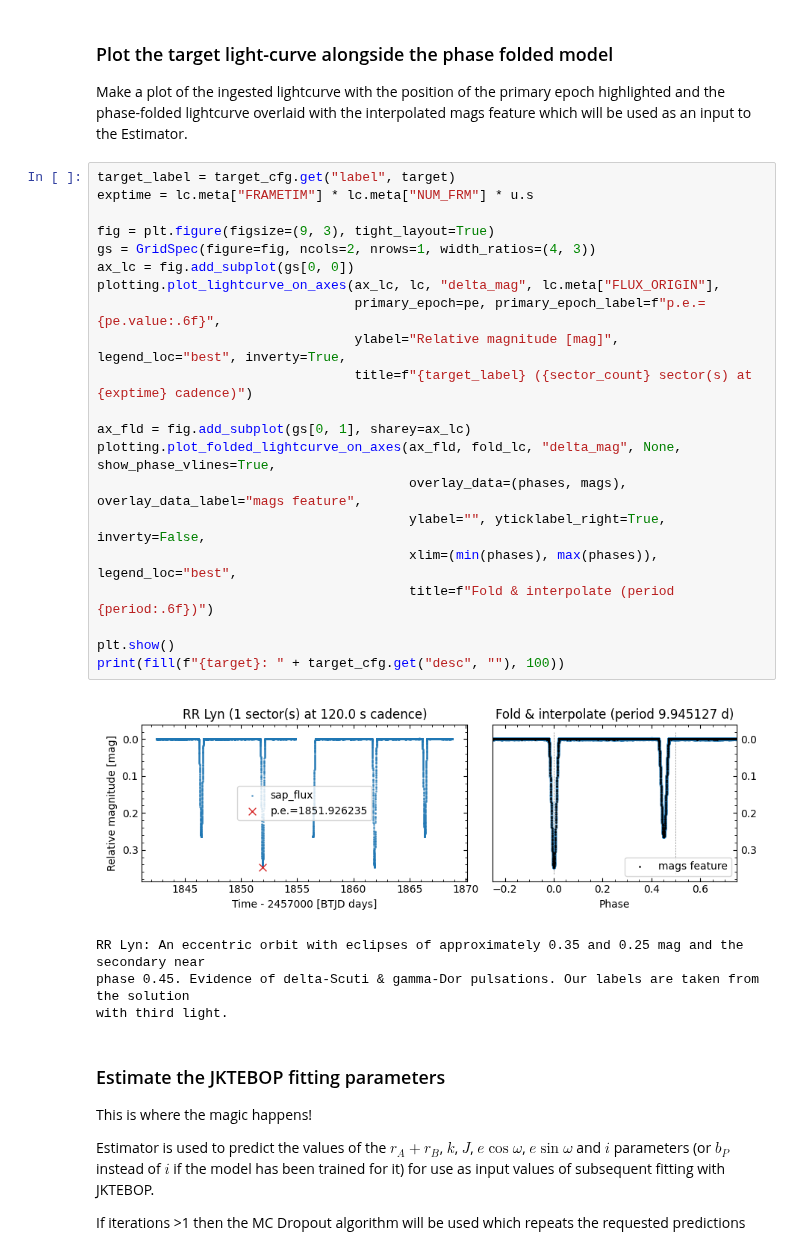
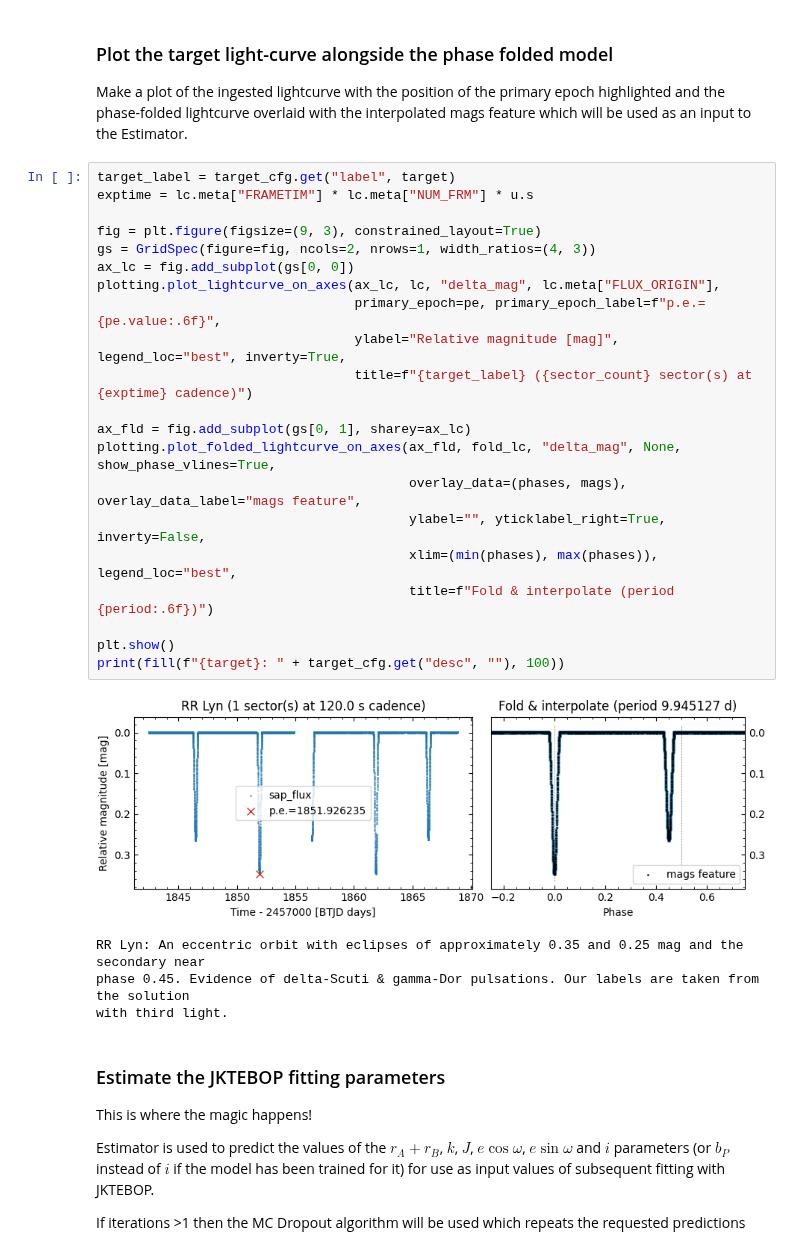
Before and after one commit to SteveOv/ebop_maven, a Jupyter notebook: model_interactive_tester.ipynb, the cells around one changed output. Saved outputs shown, nothing was run; the diff lists cells and outputs as text.

Commit message:
standardized on constrained_layout (resolves #55)

```diff
--- a/model_interactive_tester.ipynb
+++ b/model_interactive_tester.ipynb
@@ -113,26 +113,26 @@ feature which will be used as an input to the Estimator.
 # %%
 target_label = target_cfg.get("label", target)
 exptime = lc.meta["FRAMETIM"] * lc.meta["NUM_FRM"] * u.s
 
-fig = plt.figure(figsize=(9, 3), tight_layout=True)
+fig = plt.figure(figsize=(9, 3), constrained_layout=True)
 gs = GridSpec(figure=fig, ncols=2, nrows=1, width_ratios=(4, 3))
 ax_lc = fig.add_subplot(gs[0, 0])
 plotting.plot_lightcurve_on_axes(ax_lc, lc, "delta_mag", lc.meta["FLUX_ORIGIN"],
                                  primary_epoch=pe, primary_epoch_label=f"p.e.={pe.value:.6f}",
                                  ylabel="Relative magnitude [mag]", legend_loc="best", inverty=True,
                                  title=f"{target_label} ({sector_count} sector(s) at {exptime} cadence)")
 
 ax_fld = fig.add_subplot(gs[0, 1], sharey=ax_lc)
 plotting.plot_folded_lightcurve_on_axes(ax_fld, fold_lc, "delta_mag", None, show_phase_vlines=True,
                                         overlay_data=(phases, mags), overlay_data_label="mags feature",
                                         ylabel="", yticklabel_right=True, inverty=False,
                                         xlim=(min(phases), max(phases)), legend_loc="best",
                                         title=f"Fold & interpolate (period {period:.6f})")
 
 plt.show()
 print(fill(f"{target}: " + target_cfg.get("desc", ""), 100))
 # %% [output]
-[figure, old version]
+[figure, new version]
 RR Lyn: An eccentric orbit with eclipses of approximately 0.35 and 0.25 mag and the secondary near
 phase 0.45. Evidence of delta-Scuti & gamma-Dor pulsations. Our labels are taken from the solution
 with third light.
```
Also changed, not shown: parts of 6 cells of this notebook, 3 other files.
